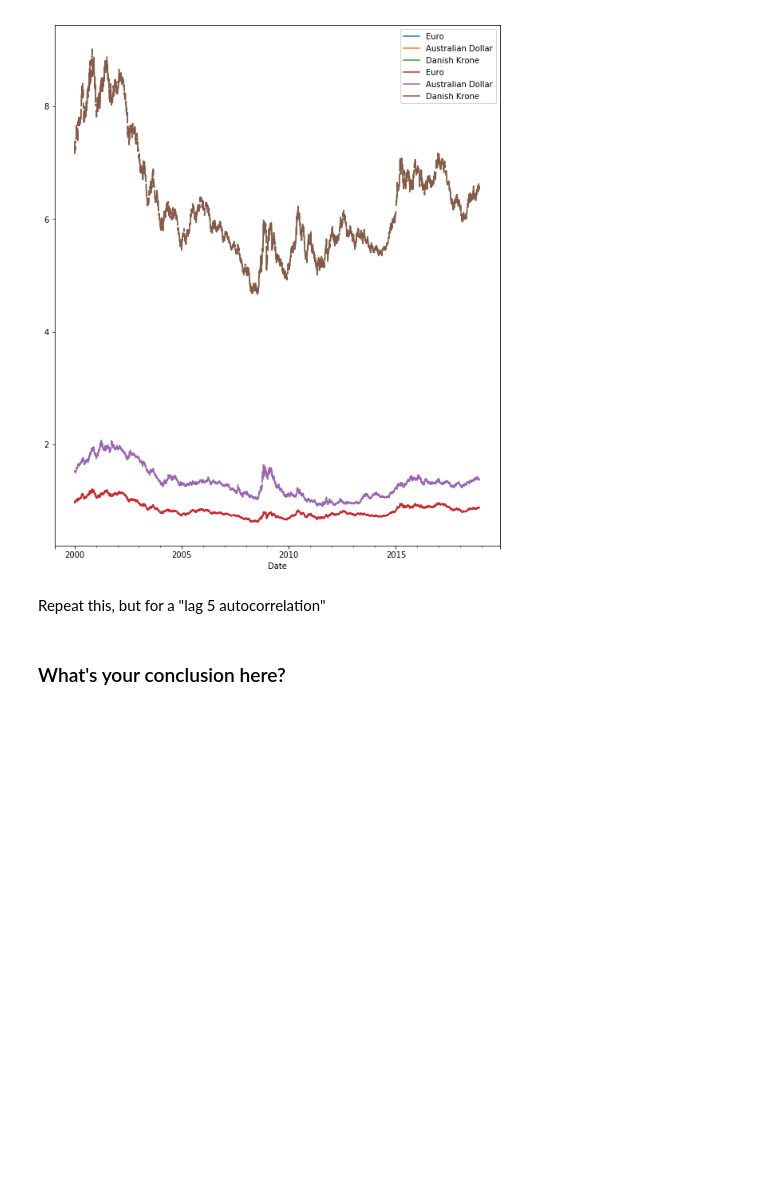
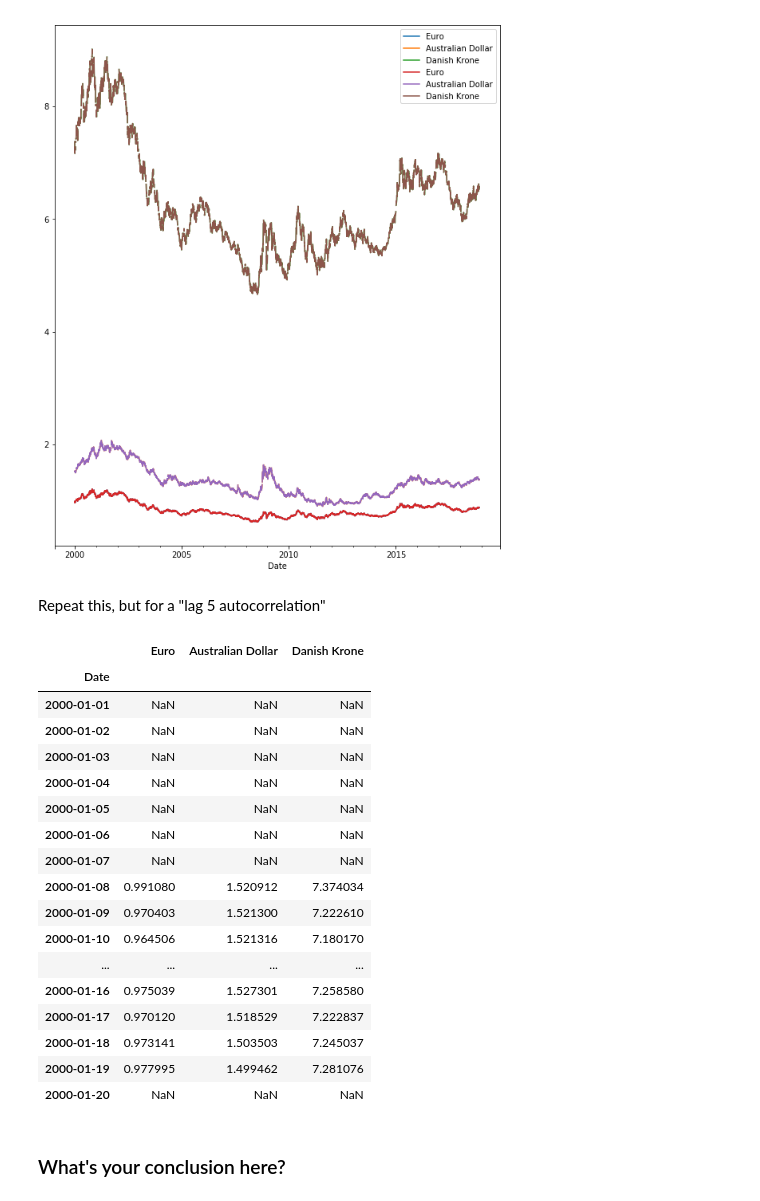
Before and after one commit to nic464/dsc-enterprise-hsbc-autocorrelation-in-time-series-lab-hsbc-ds-081319, a Jupyter notebook: index.ipynb, the cells around one changed output. Drawn from its saved outputs; the diff is of its cells as text; code cells hidden in the pictures; blank space fills up the shorter version.

```diff
--- a/index.ipynb
+++ b/index.ipynb
@@ -92,7 +92,26 @@ df_lag1.plot(kind='line', figsize=(10,12))
 Repeat this, but for a "lag 5 autocorrelation"
 # %%
 df_lag5 = df.shift(periods=5)
-df_lag5.hea
+df_lag5.head(20)
+# %% [output]
+|  | Euro | Australian Dollar | Danish Krone |
+| Date |  |  |  |
+| 2000-01-01 | NaN | NaN | NaN |
+| 2000-01-02 | NaN | NaN | NaN |
+| 2000-01-03 | NaN | NaN | NaN |
+| 2000-01-04 | NaN | NaN | NaN |
+| 2000-01-05 | NaN | NaN | NaN |
+| 2000-01-06 | NaN | NaN | NaN |
+| 2000-01-07 | NaN | NaN | NaN |
+| 2000-01-08 | 0.991080 | 1.520912 | 7.374034 |
+| 2000-01-09 | 0.970403 | 1.521300 | 7.222610 |
+| 2000-01-10 | 0.964506 | 1.521316 | 7.180170 |
+| ... | ... | ... | ... |
+| 2000-01-16 | 0.975039 | 1.527301 | 7.258580 |
+| 2000-01-17 | 0.970120 | 1.518529 | 7.222837 |
+| 2000-01-18 | 0.973141 | 1.503503 | 7.245037 |
+| 2000-01-19 | 0.977995 | 1.499462 | 7.281076 |
+| 2000-01-20 | NaN | NaN | NaN |
 # %%
 # your code here
 # %% [markdown]
```
